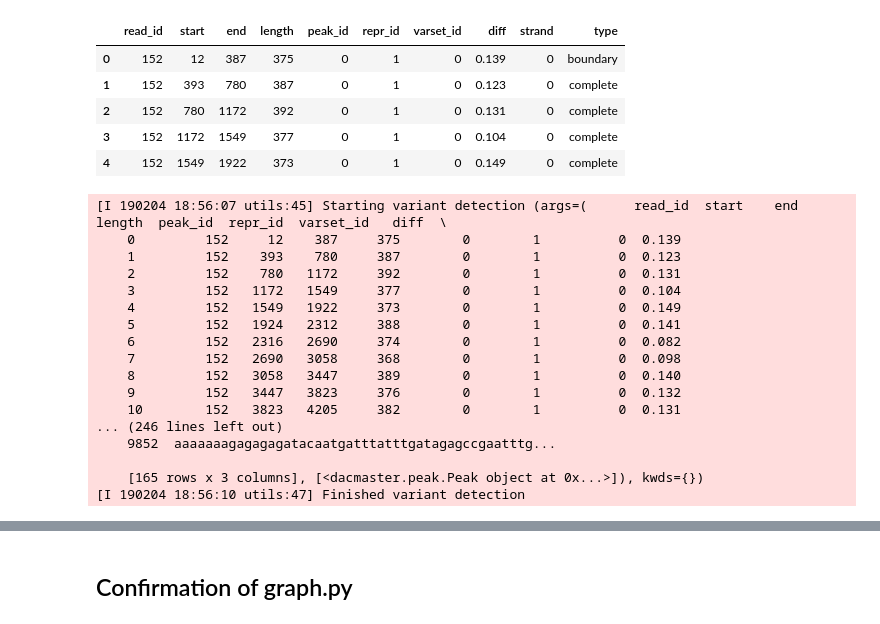
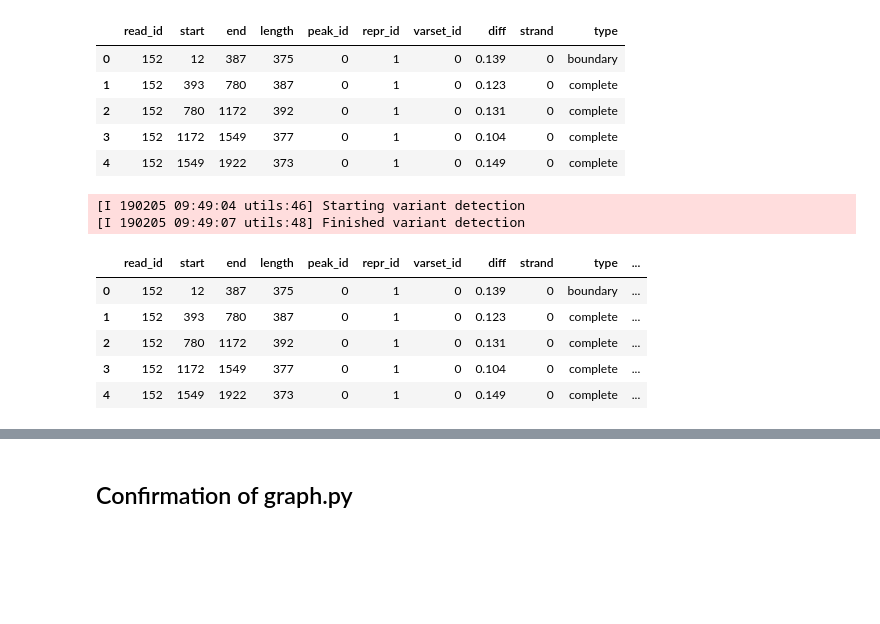
Before and after one commit to yoshihikosuzuki/CentromereAssembly, a Jupyter notebook: dalayout_dev.ipynb, the cells around one changed output, grey strips where cells are left out. Saved outputs shown, nothing was run; the diff lists cells and outputs as text; code cells hidden in the pictures; blank space fills up the shorter version.

```diff
--- a/dalayout_dev.ipynb
+++ b/dalayout_dev.ipynb
@@ -52,22 +37,16 @@ encodings.head()
 | 3 | 152 | 1172 | 1549 | 377 | 0 | 1 | 0 | 0.104 | 0 | complete |
 | 4 | 152 | 1549 | 1922 | 373 | 0 | 1 | 0 | 0.149 | 0 | complete |
 # %%
-encode.detect_variants(encodings, repr_units, pf.reads, pf.peaks)
+encode.detect_variants(repr_units, pf.reads, encodings, 0.0)
 # %% [output]
-[I 190204 18:56:07 utils:45] Starting variant detection (args=(      read_id  start    end  length  peak_id  repr_id  varset_id   diff  \
-    0         152     12    387     375        0        1          0  0.139
-    1         152    393    780     387        0        1          0  0.123
-    2         152    780   1172     392        0        1          0  0.131
-    3         152   1172   1549     377        0        1          0  0.104
-    4         152   1549   1922     373        0        1          0  0.149
-    5         152   1924   2312     388        0        1          0  0.141
-    6         152   2316   2690     374        0        1          0  0.082
-    7         152   2690   3058     368        0        1          0  0.098
-    8         152   3058   3447     389        0        1          0  0.140
-    9         152   3447   3823     376        0        1          0  0.132
-    10        152   3823   4205     382        0        1          0  0.131
-... (246 lines left out)
-    9852  aaaaaaagagagagatacaatgatttatttgatagagccgaatttg...
-
-    [165 rows x 3 columns], [<dacmaster.peak.Peak object at 0x...>]), kwds={})
-[I 190204 18:56:10 utils:47] Finished variant detection
+[I 190205 09:49:04 utils:46] Starting variant detection
+[I 190205 09:49:07 utils:48] Finished variant detection
+# %%
+encodings.head()
+# %% [output]
+|  | read_id | start | end | length | peak_id | repr_id | varset_id | diff | strand | type | ... |
+| 0 | 152 | 12 | 387 | 375 | 0 | 1 | 0 | 0.139 | 0 | boundary | ... |
+| 1 | 152 | 393 | 780 | 387 | 0 | 1 | 0 | 0.123 | 0 | complete | ... |
+| 2 | 152 | 780 | 1172 | 392 | 0 | 1 | 0 | 0.131 | 0 | complete | ... |
+| 3 | 152 | 1172 | 1549 | 377 | 0 | 1 | 0 | 0.104 | 0 | complete | ... |
+| 4 | 152 | 1549 | 1922 | 373 | 0 | 1 | 0 | 0.149 | 0 | complete | ... |
```
Also changed, not shown: parts of 11 cells of this notebook, 4 other files.
